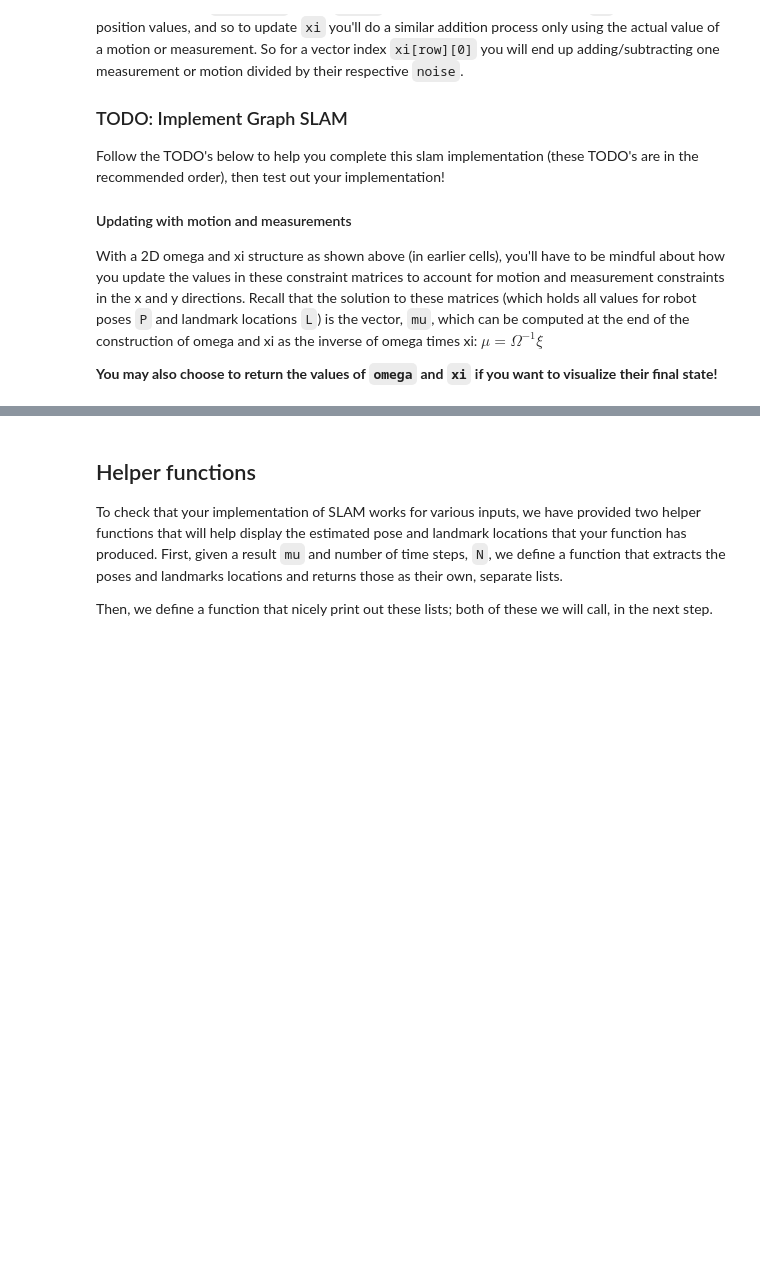
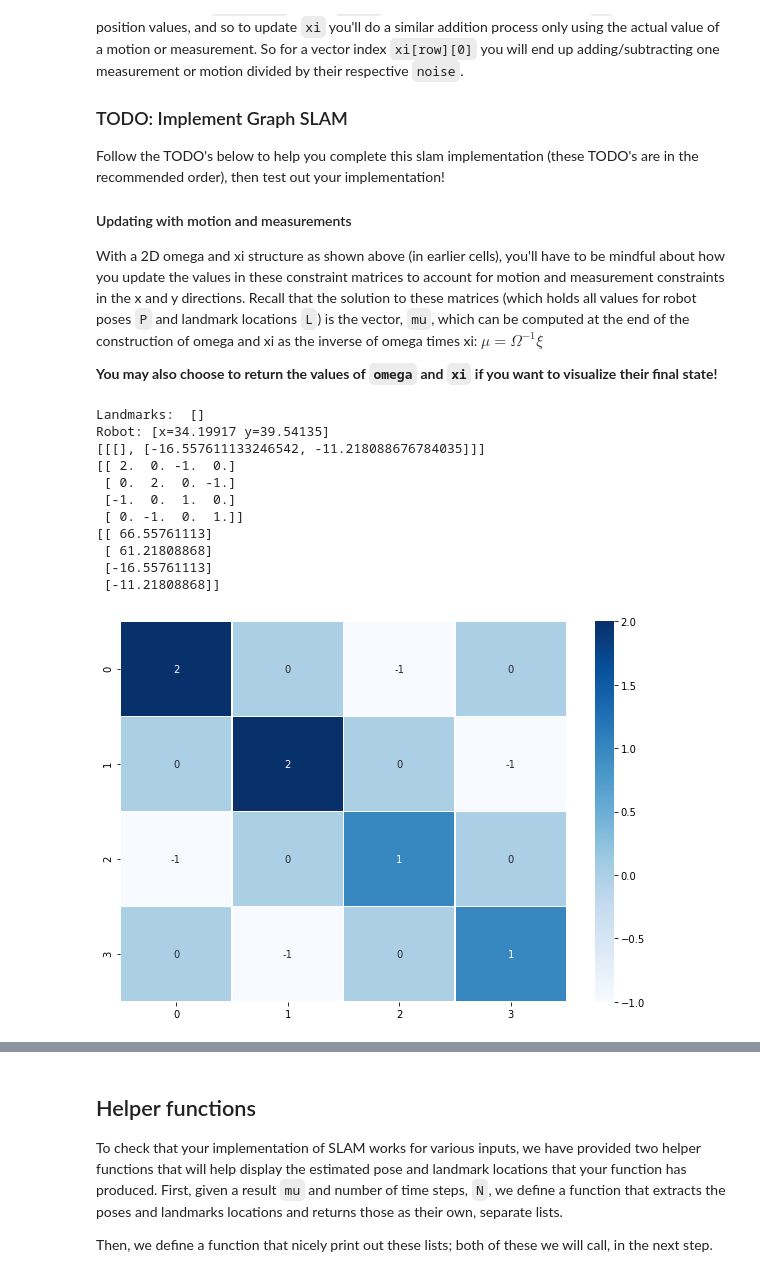
Before and after one commit to DrStS/SimultaneousLocalizationAndMapping, a Jupyter notebook: 3. Landmark Detection and Tracking.ipynb, the cells around one changed output, grey strips where cells are left out. Cells and saved outputs as stored; diff of their text form; code cells hidden in the pictures; blank space fills up the shorter version.

```diff
--- a/3. Landmark Detection and Tracking.ipynb
+++ b/3. Landmark Detection and Tracking.ipynb
@@ -267,0 +270,37 @@ def slam(data, N, num_landmarks, world_size, motion_noise, measurement_noise):
+# %%
+## Test Data
+#world parameters
+num_landmarks_test      = 0        # number of landmarks
+N_test                  = 2        # time steps
+world_size_test         = 100.0    # size of world (square)
+
+# robot parameters
+measurement_range_test  = 50.0     # range at which we can sense landmarks
+motion_noise_test       = 1.0      # noise in robot motion
+measurement_noise_test  = 1.0      # noise in the measurements
+distance_test           = 20.0     # distance by which robot (intends to) move each iteratation
+
+
+# make_data instantiates a robot, AND generates random landmarks for a given world size and number of landmarks
+data_test = make_data(N_test, num_landmarks_test, world_size_test, measurement_range_test, motion_noise_test, measurement_noise_test, distance_test)
+omega_test, xi_test, mu = slam(data_test, N_test, num_landmarks_test, world_size_test, motion_noise_test, measurement_noise_test)
+# define figure size
+plt.rcParams["figure.figsize"] = (10,7)
+# display omega
+sns.heatmap(DataFrame(omega_test), cmap='Blues', annot=True, linewidths=.5)
+print(data_test)
+print(omega_test)
+print(xi_test)
+# %% [output]
+Landmarks:  []
+Robot: [x=34.19917 y=39.54135]
+[[[], [-16.557611133246542, -11.218088676784035]]]
+[[ 2.  0. -1.  0.]
+ [ 0.  2.  0. -1.]
+ [-1.  0.  1.  0.]
+ [ 0. -1.  0.  1.]]
+[[ 66.55761113]
+ [ 61.21808868]
+ [-16.55761113]
+ [-11.21808868]]
+[figure, added]
```
Also changed, not shown: parts of 5 cells of this notebook.
